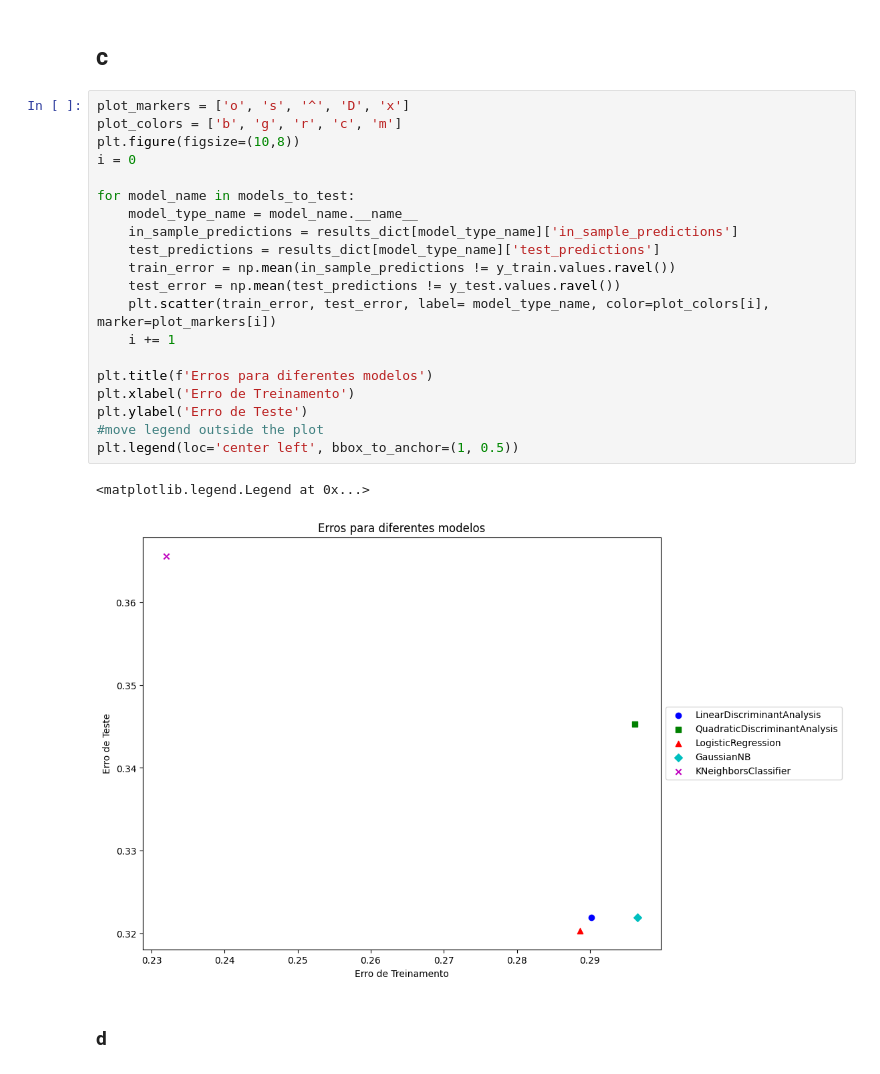
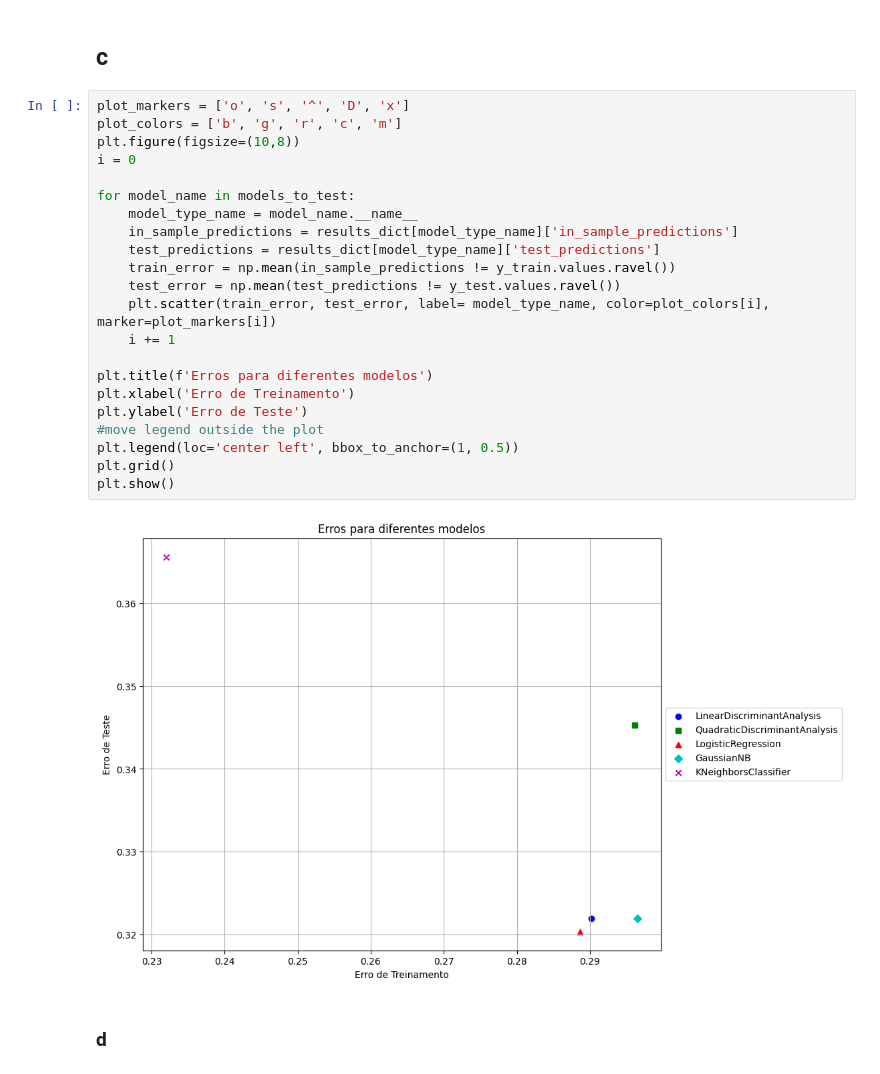
Before and after one commit to pedrobahia7/list01_ml_impa, a Jupyter notebook: notebooks/list01_q4.ipynb, the cells around one changed output. Drawn from its saved outputs; the diff is of its cells as text.

Commit message:
end q5 and improve plots in 14

```diff
--- a/notebooks/list01_q4.ipynb
+++ b/notebooks/list01_q4.ipynb
@@ -211,26 +211,27 @@ Confusion Matrix for GaussianNB:
 # %%
 plot_markers = ['o', 's', '^', 'D', 'x']
 plot_colors = ['b', 'g', 'r', 'c', 'm']
 plt.figure(figsize=(10,8))
 i = 0
 
 for model_name in models_to_test:
     model_type_name = model_name.__name__
     in_sample_predictions = results_dict[model_type_name]['in_sample_predictions']
     test_predictions = results_dict[model_type_name]['test_predictions']
     train_error = np.mean(in_sample_predictions != y_train.values.ravel())
     test_error = np.mean(test_predictions != y_test.values.ravel())
     plt.scatter(train_error, test_error, label= model_type_name, color=plot_colors[i], marker=plot_markers[i])
     i += 1
 
 plt.title(f'Erros para diferentes modelos')
 plt.xlabel('Erro de Treinamento')
 plt.ylabel('Erro de Teste')
 #move legend outside the plot
 plt.legend(loc='center left', bbox_to_anchor=(1, 0.5))
+plt.grid()
+plt.show()
 # %% [output]
-<matplotlib.legend.Legend at 0x...>
-[figure, old version]
+[figure, new version]
 # %% [markdown]
 ### d
 # %%
```
Also changed, not shown: parts of 1 cell of this notebook, 1 other file.
